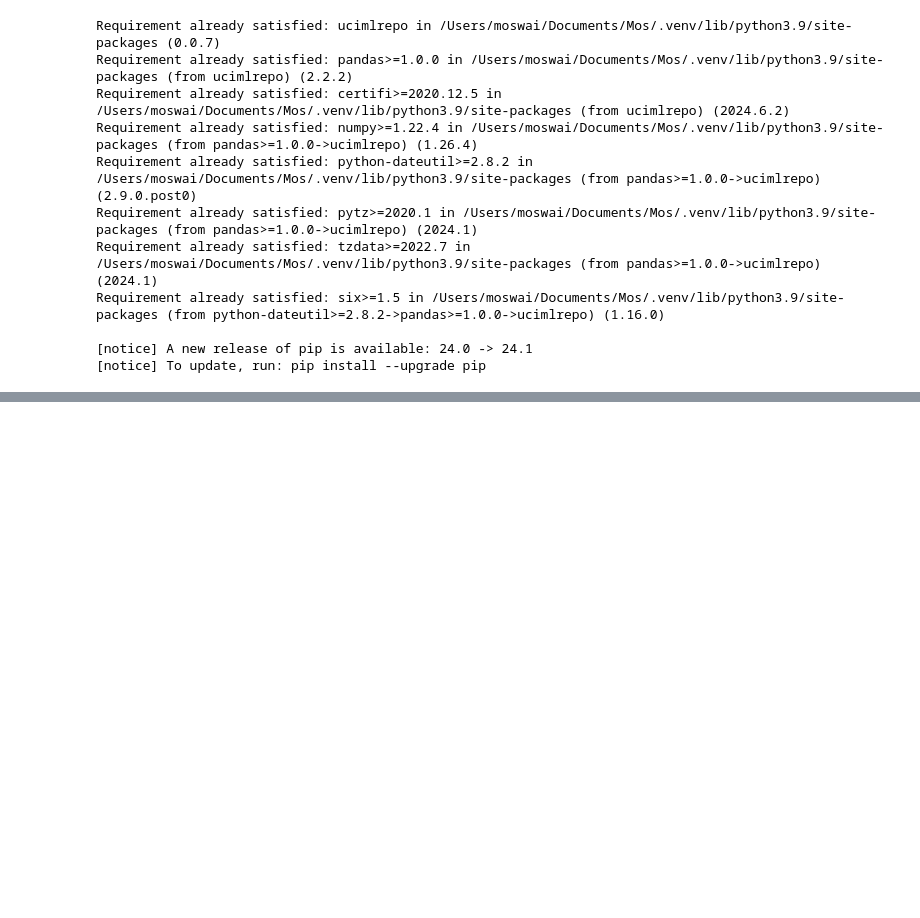
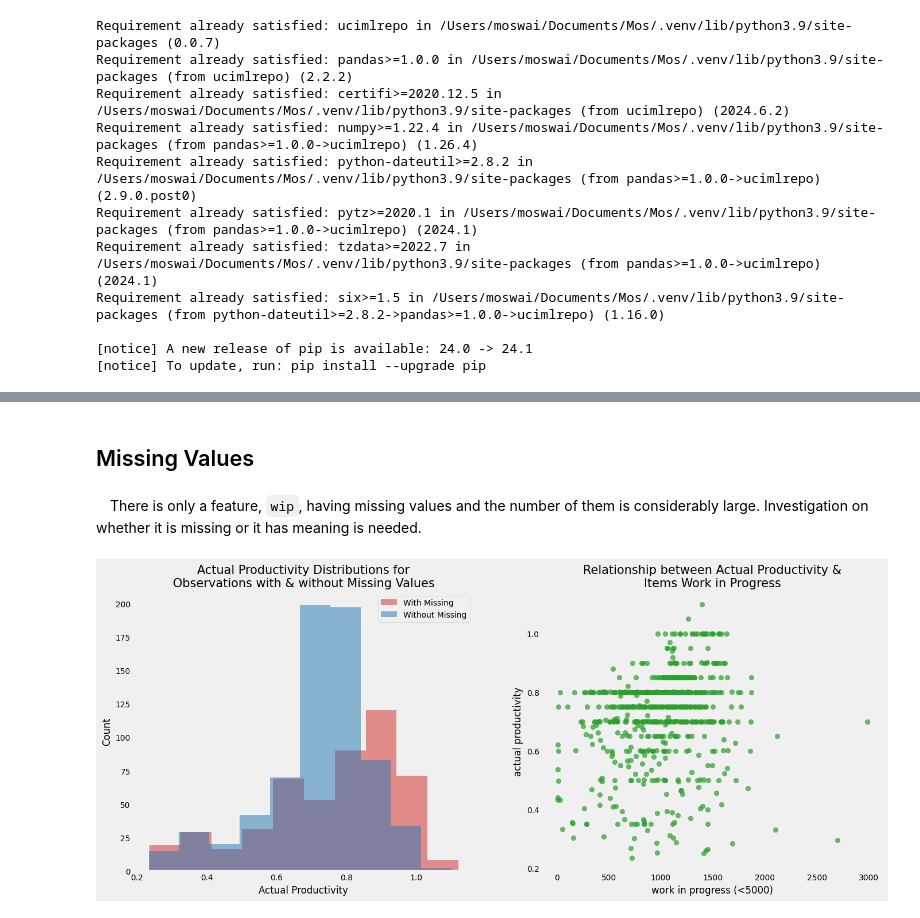
Before and after one commit to moscmh/productivity-prediction, a Jupyter notebook: garment.ipynb, the cells around one changed output, grey strips where cells are left out. Cells and saved outputs as stored; diff of their text form; code cells hidden in the pictures; blank space fills up the shorter version.

```diff
--- a/garment.ipynb
+++ b/garment.ipynb
@@ -54,0 +105,3 @@ Xy.head(3)
+# %%
+Xy['date'] = pd.to_datetime(Xy['date'])
+Xy.describe(include='all')
@@ -54,0 +141,32 @@ Xy.head(3)
+# %% [markdown]
+## Missing Values<a id='miss'></a>
+# %% [markdown]
+&emsp;There is only a feature, `wip`, having missing values and the number of them is considerably large. Investigation on whether it is missing or it has meaning is needed.
+# %%
+fig = plt.figure(figsize=(15,6))
+# Examine values of response variable for the observations with missing values
+response_miss = Xy.loc[Xy.isna().sum(axis=1)>0,:]['actual_productivity'] # response for observations with missing values
+response_normal = Xy.loc[Xy.isna().sum(axis=1)==0,:]['actual_productivity'] # response for observations with no missing values
+fig.add_subplot(1,2,1)
+plt.hist(response_miss, alpha=.5, color='tab:red', label='With Missing')
+plt.hist(response_normal, alpha=.5, color='tab:blue', label='Without Missing')
+plt.legend(fontsize=10)
+plt.xlabel("Actual Productivity", fontsize=12)
+plt.xticks(fontsize=10)
+plt.ylabel("Count", fontsize=12)
+plt.yticks(fontsize=10)
+plt.grid(False)
+plt.title("Actual Productivity Distributions for\nObservations with & without Missing Values", fontsize=15)
+# Actual productivity vs work in progress
+fig.add_subplot(1,2,2)
+plt.scatter('wip', 'actual_productivity', data=Xy[Xy['wip']<5000], color='tab:green', alpha=.7)
+plt.xlabel("work in progress (<5000)", fontsize=12)
+plt.xticks(fontsize=10)
+plt.ylabel("actual productivity", fontsize=12)
+plt.yticks(fontsize=10)
+plt.grid(False)
+plt.title("Relationship between Actual Productivity &\nItems Work in Progress", fontsize=15)
+
+plt.show()
+# %% [output]
+[figure, added]
```
Also changed, not shown: parts of 17 cells of this notebook.
